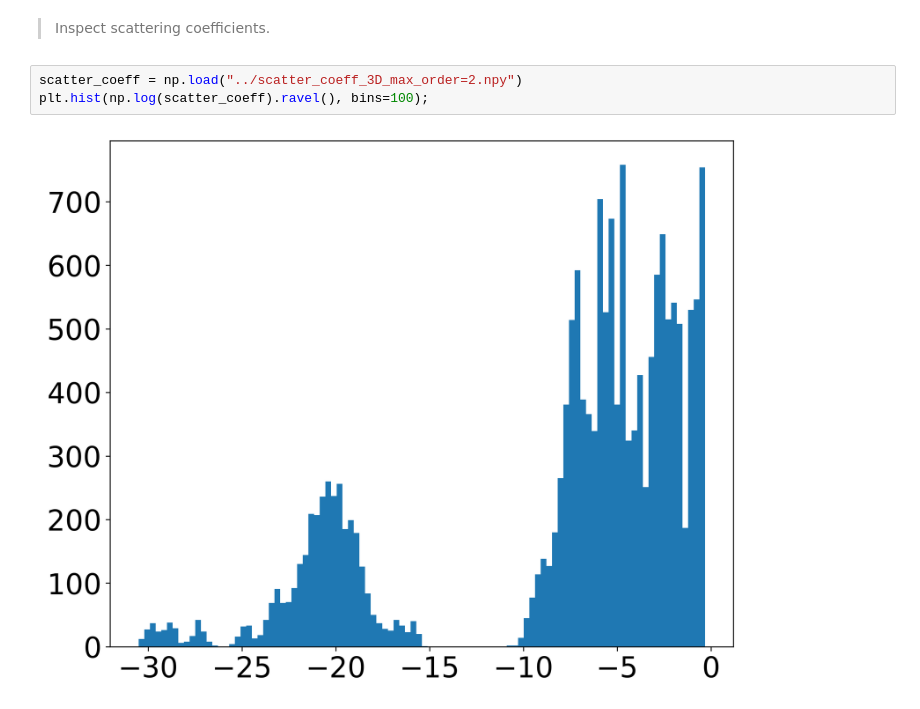
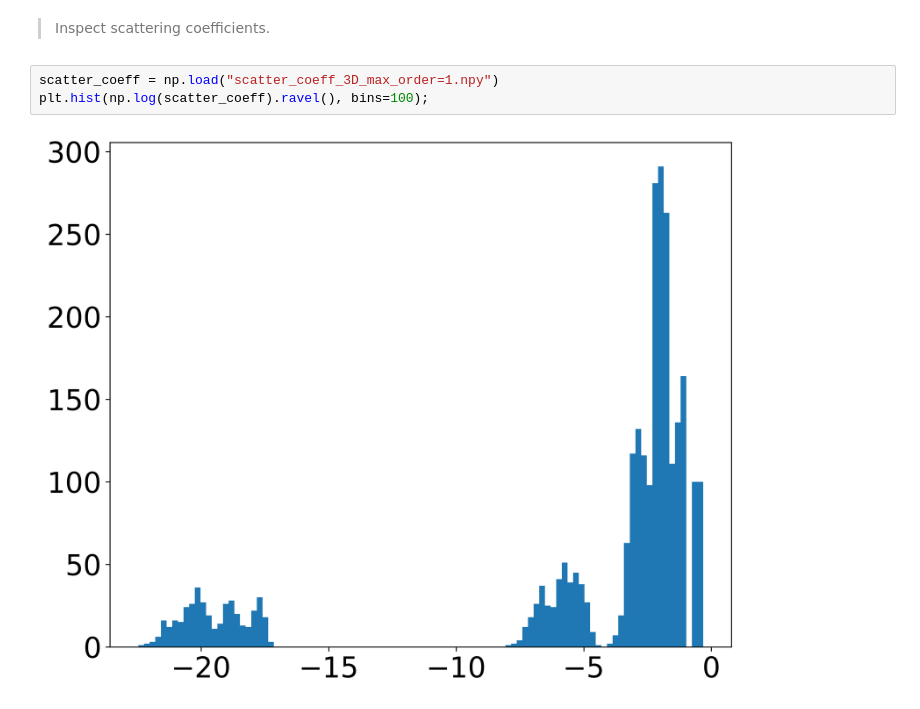
Before and after one commit to tingyuansen/Weak_Lensing, a Jupyter notebook: Zeldovich_Apprximation.ipynb, the cells around one changed output. Cells and saved outputs as stored; diff of their text form.

```diff
--- a/Zeldovich_Apprximation.ipynb
+++ b/Zeldovich_Apprximation.ipynb
@@ -93,7 +95,7 @@ plt.imshow(results[0, slice, :, :], cmap='gray_r')
 # %% [markdown]
 > Inspect scattering coefficients.
 # %%
-scatter_coeff = np.load("../scatter_coeff_3D_max_order=2.npy")
+scatter_coeff = np.load("scatter_coeff_3D_max_order=1.npy")
 plt.hist(np.log(scatter_coeff).ravel(), bins=100);
 # %% [output]
-[figure, old version]
+[figure, new version]
```
Also changed, not shown: parts of 3 cells of this notebook, 2 other files.
